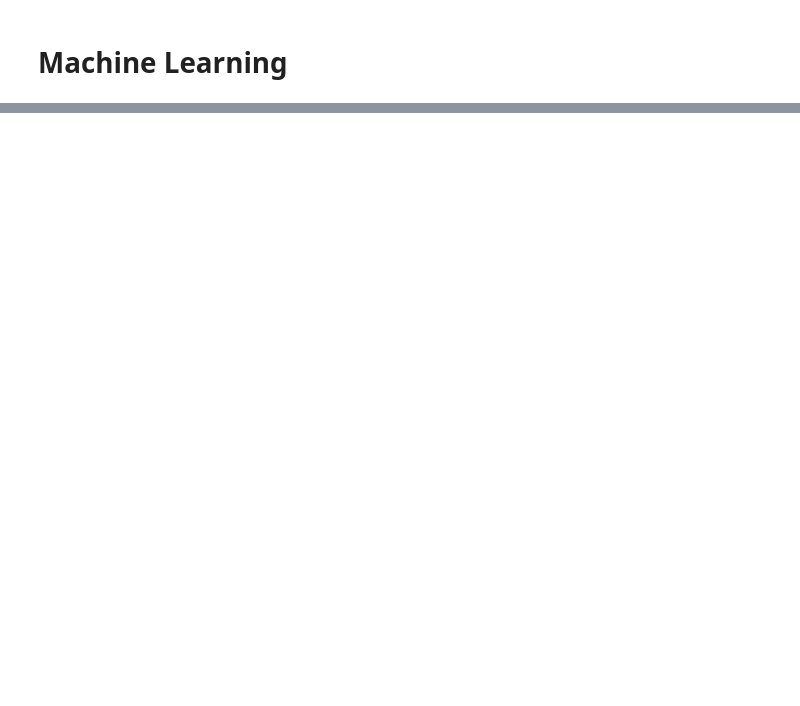
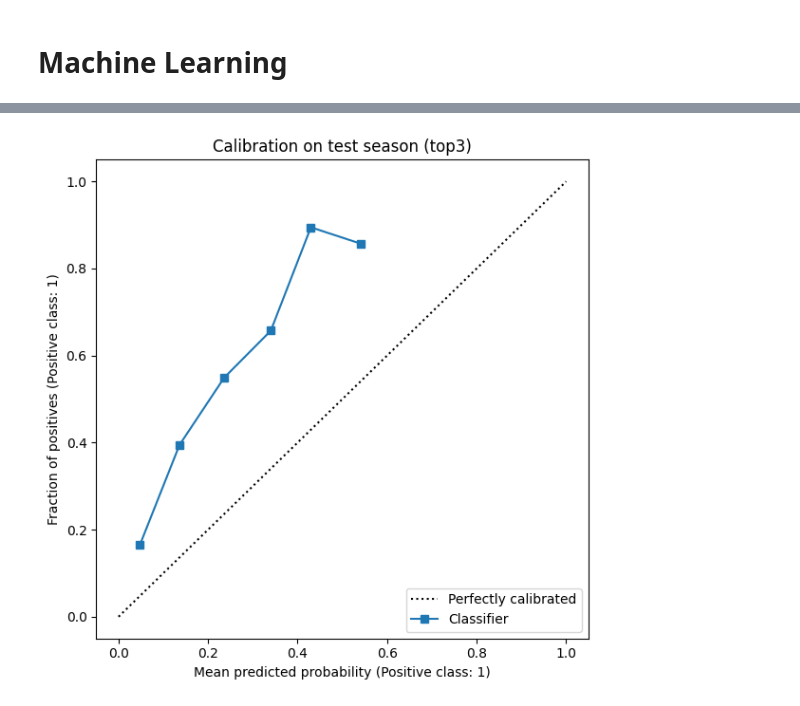
Before and after one commit to anton-schwarberg/Hongkong-Horse-Racing-Prediction, a Jupyter notebook: notebooks/ml.ipynb, the cells around one changed output, grey strips where cells are left out. Drawn from its saved outputs; the diff is of its cells as text; code cells hidden in the pictures; blank space fills up the shorter version.

```diff
--- a/notebooks/ml.ipynb
+++ b/notebooks/ml.ipynb
@@ -54,3 +32,8 @@ Length: 82, dtype: object
 # %%
-drop_columns = ['info_rating', 'info_class', 'location', 'going', 'horse_name_id', 'jockey', 'trainer', 'surface_type']
+# Raw string columns whose numeric encodings already exist.
+drop_columns = [
+    'info_rating', 'info_class', 'location', 'going',
+    'horse_name_id', 'jockey', 'trainer', 'surface_type',
+]
 df_cleaned = df.drop(columns=drop_columns)
+print(f"Features available: {df_cleaned.shape[1] - 4}")  # minus date, unique_id, win, top3
@@ -85,3 +83,6 @@ test  = gb_df[gb_df['season'] == 16]
 # %%
-drop_cols = ['unique_id', 'date',
-             'win'] #top3, win
+# Non-feature columns. `unique_id` and `date` are kept on the parent
+# DataFrames for grouping but excluded from X.
+NON_FEATURE_COLS = ['unique_id', 'date', 'win', 'top3']
+feature_cols = [c for c in df_cleaned.columns if c not in NON_FEATURE_COLS]
+print(f"{len(feature_cols)} features going into the model")
@@ -165,0 +232,10 @@ weighted avg       0.73      0.73      0.73     10082
+# %%
+fig, ax = plt.subplots(figsize=(6, 6))
+CalibrationDisplay.from_predictions(
+    y_test, test_probs, n_bins=10, ax=ax,
+)
+ax.set_title(f'Calibration on test season ({TARGET})')
+plt.tight_layout()
+plt.show()
+# %% [output]
+[figure, added]
```
Also changed, not shown: parts of 20 cells of this notebook, 9 other files.
